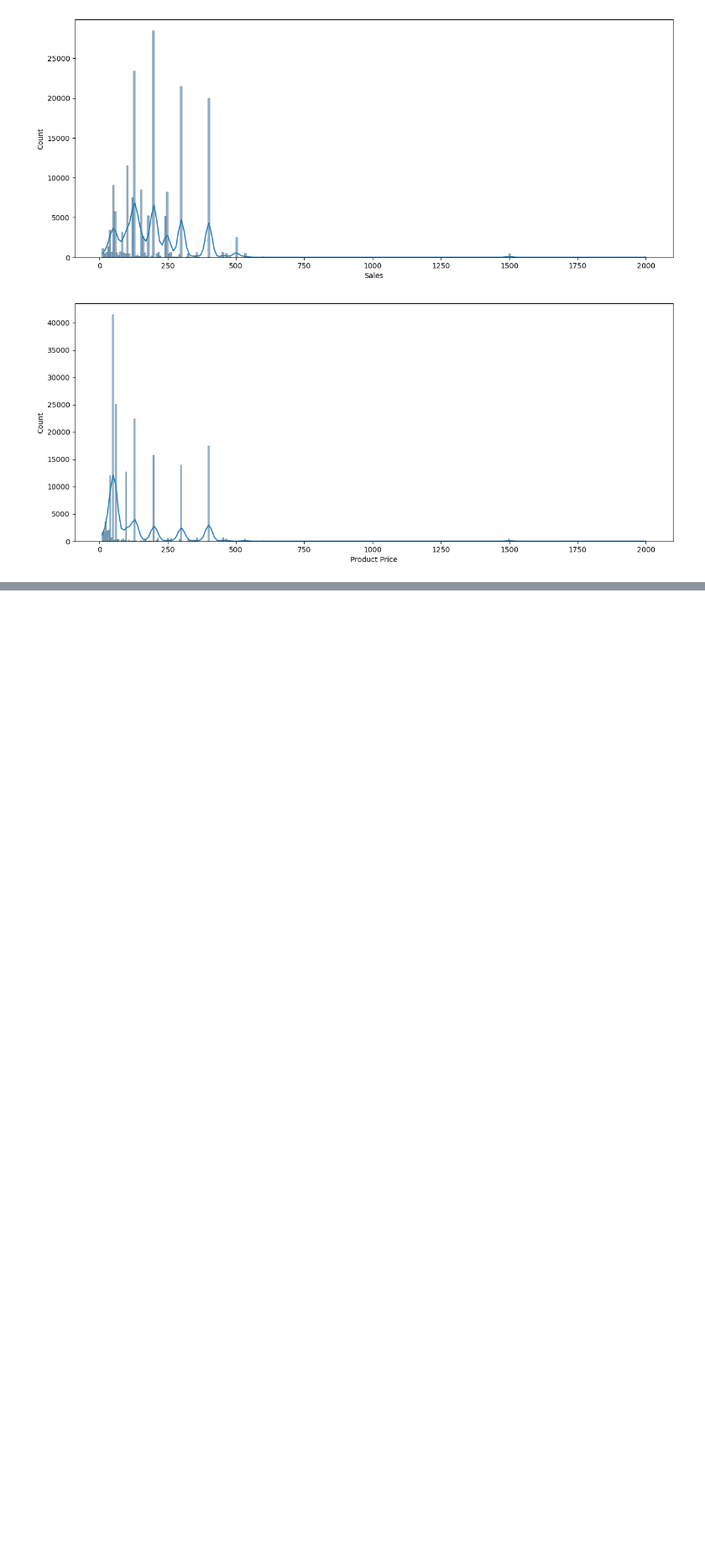
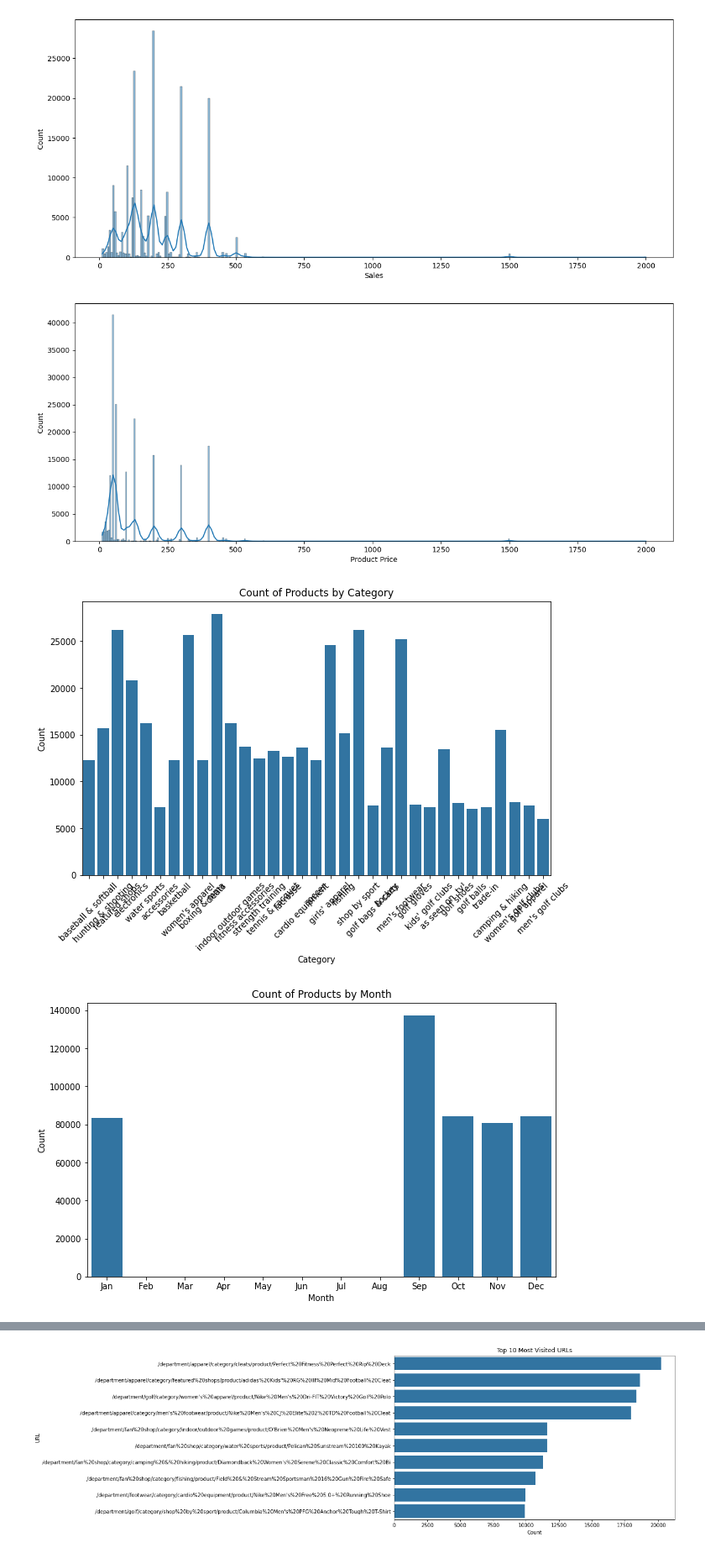
Before and after one commit to ShubhLP/Digital-Dynamos, a Jupyter notebook: DataCo_Supply_Chain_Analytics.ipynb, the cells around one changed output, grey strips where cells are left out. Shown at 84% size. Saved outputs shown, nothing was run; the diff lists cells and outputs as text; code cells hidden in the pictures; blank space fills up the shorter version.

```diff
--- a/DataCo_Supply_Chain_Analytics.ipynb
+++ b/DataCo_Supply_Chain_Analytics.ipynb
@@ -393,3 +435,51 @@ sb.histplot(data = supply_df, x = 'Product Price', kde = True)
 plt.show()
 # %% [output]
 [figure]
+# %%
+#tokenized _df visuals
+# Visualization 1: Count of Products by Category
+plt.figure(figsize=(10, 6))
+sns.countplot(data=tokenized_df, x='Category')
+plt.title('Count of Products by Category')
+plt.xticks(rotation=45)
+plt.xlabel('Category')
+plt.ylabel('Count')
+plt.show()
+
+# Visualization 2: Count of Products by Month
+plt.figure(figsize=(10, 6))
+sns.countplot(data=tokenized_df, x='Month', order=['Jan', 'Feb', 'Mar', 'Apr', 'May', 'Jun', 'Jul', 'Aug', 'Sep', 'Oct', 'Nov', 'Dec'])
+plt.title('Count of Products by Month')
+plt.xlabel('Month')
+plt.ylabel('Count')
+plt.show()
+
+# Visualization 3: Count of Products by Hour
+plt.figure(figsize=(10, 6))
+sns.countplot(data=tokenized_df, x='Hour')
+plt.title('Count of Products by Hour')
+plt.xlabel('Hour')
+plt.ylabel('Count')
+plt.show()
+
+# Visualization 4: Department-wise Distribution of Products
+plt.figure(figsize=(10, 6))
+sns.countplot(data=tokenized_df, x='Department')
+plt.title('Department-wise Distribution of Products')
+plt.xlabel('Department')
+plt.ylabel('Count')
+plt.xticks(rotation=45)
+plt.show()
+
+# Visualization 5: Top N Most Visited URLs
+top_n = 10
+top_urls = tokenized_df['url'].value_counts().nlargest(top_n)
+plt.figure(figsize=(10, 6))
+sns.barplot(x=top_urls.values, y=top_urls.index, orient='h')
+plt.title(f'Top {top_n} Most Visited URLs')
+plt.xlabel('Count')
+plt.ylabel('URL')
+plt.show()
+# %% [output]
+[figure, added]
+[figure, added]
@@ -395,0 +488 @@ plt.show()
+[figure, added]
```
Also changed, not shown: parts of 9 cells of this notebook.
